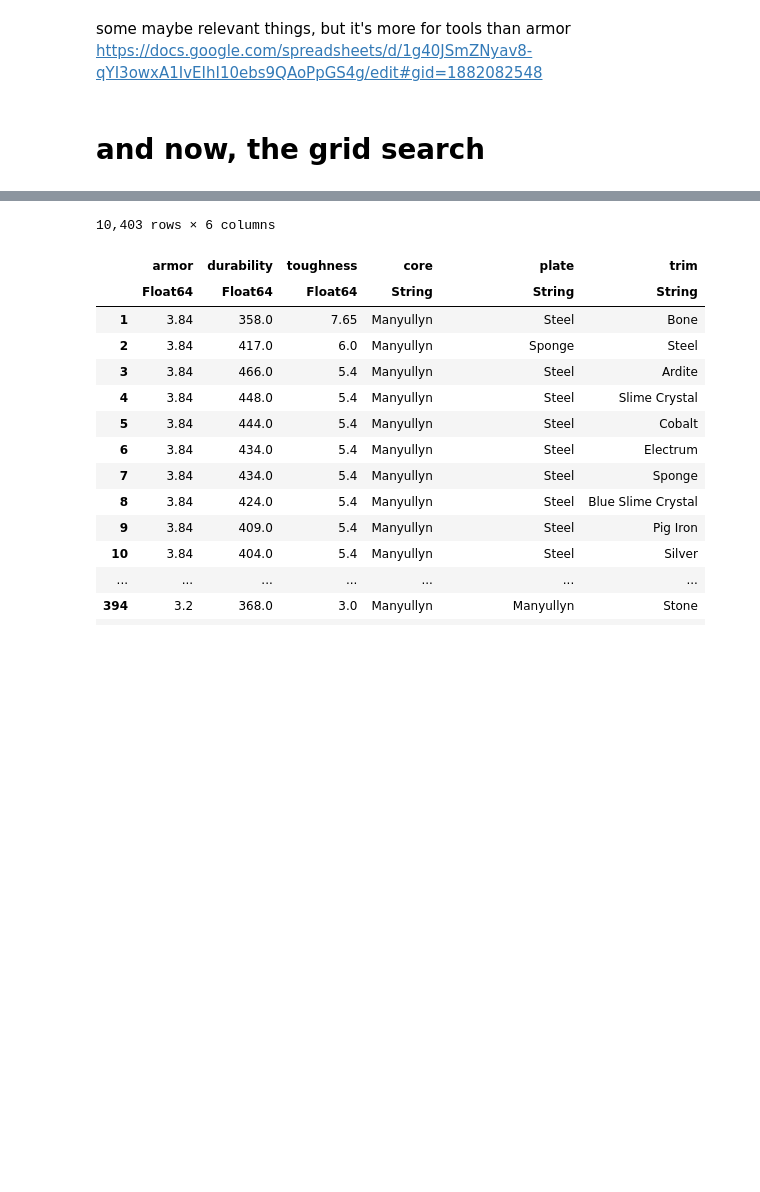
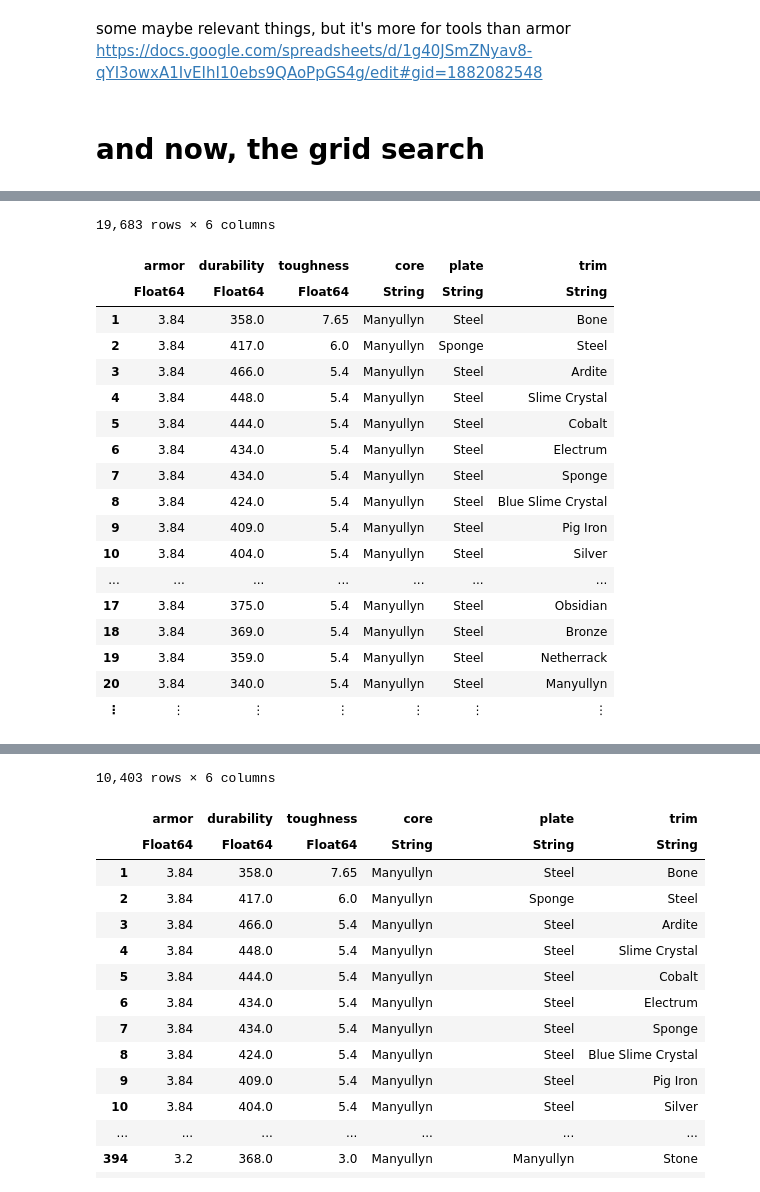
Before and after one commit to racinmat/MinecraftThings, a Jupyter notebook: construct armory calcs.ipynb, the cells around one changed output, grey strips where cells are left out. Cells and saved outputs as stored; diff of their text form; code cells hidden in the pictures; blank space fills up the shorter version.

```diff
--- a/construct armory calcs.ipynb
+++ b/construct armory calcs.ipynb
@@ -306,3 +306,26 @@ comb_df = select(comb_df, [:armor, :durability, :toughness, :core, :plate, :trim
 | 396 | 1.76 | 113.0 | 2.0 | Lead | Lead | Cactus |
 | 397 | 1.76 | 305.0 | 2.25 | Lead | Blue Slime Crystal | Lead |
 | 398 | 0.72 | 145.0 | 4.0 | Flint | Ardite | Copper |
+# %%
+ENV["LINES"] = 20
+sort(comb_df, [:armor, :toughness, :durability], rev=true)
+# %% [output]
+19,683 rows × 6 columns
+|  | armor | durability | toughness | core | plate | trim |
+|  | Float64 | Float64 | Float64 | String | String | String |
+| 1 | 3.84 | 358.0 | 7.65 | Manyullyn | Steel | Bone |
+| 2 | 3.84 | 417.0 | 6.0 | Manyullyn | Sponge | Steel |
+| 3 | 3.84 | 466.0 | 5.4 | Manyullyn | Steel | Ardite |
+| 4 | 3.84 | 448.0 | 5.4 | Manyullyn | Steel | Slime Crystal |
+| 5 | 3.84 | 444.0 | 5.4 | Manyullyn | Steel | Cobalt |
+| 6 | 3.84 | 434.0 | 5.4 | Manyullyn | Steel | Electrum |
+| 7 | 3.84 | 434.0 | 5.4 | Manyullyn | Steel | Sponge |
+| 8 | 3.84 | 424.0 | 5.4 | Manyullyn | Steel | Blue Slime Crystal |
+| 9 | 3.84 | 409.0 | 5.4 | Manyullyn | Steel | Pig Iron |
+| 10 | 3.84 | 404.0 | 5.4 | Manyullyn | Steel | Silver |
+| ... | ... | ... | ... | ... | ... | ... |
+| 17 | 3.84 | 375.0 | 5.4 | Manyullyn | Steel | Obsidian |
+| 18 | 3.84 | 369.0 | 5.4 | Manyullyn | Steel | Bronze |
+| 19 | 3.84 | 359.0 | 5.4 | Manyullyn | Steel | Netherrack |
+| 20 | 3.84 | 340.0 | 5.4 | Manyullyn | Steel | Manyullyn |
+| ⋮ | ⋮ | ⋮ | ⋮ | ⋮ | ⋮ | ⋮ |
```
Also changed, not shown: parts of 2 cells of this notebook.
